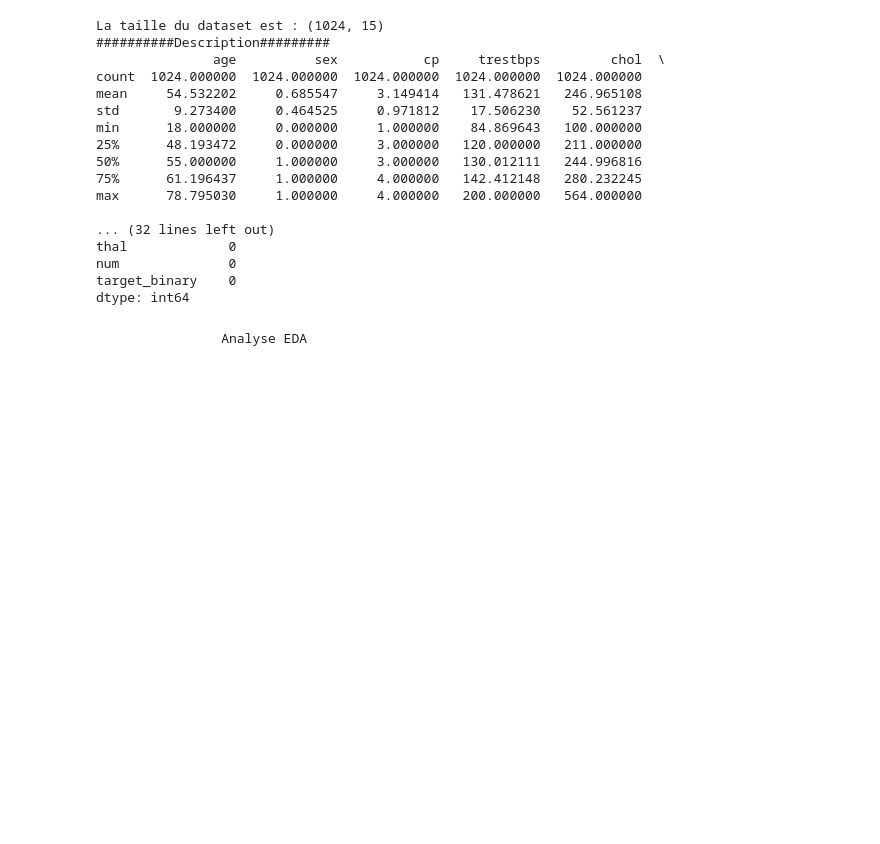
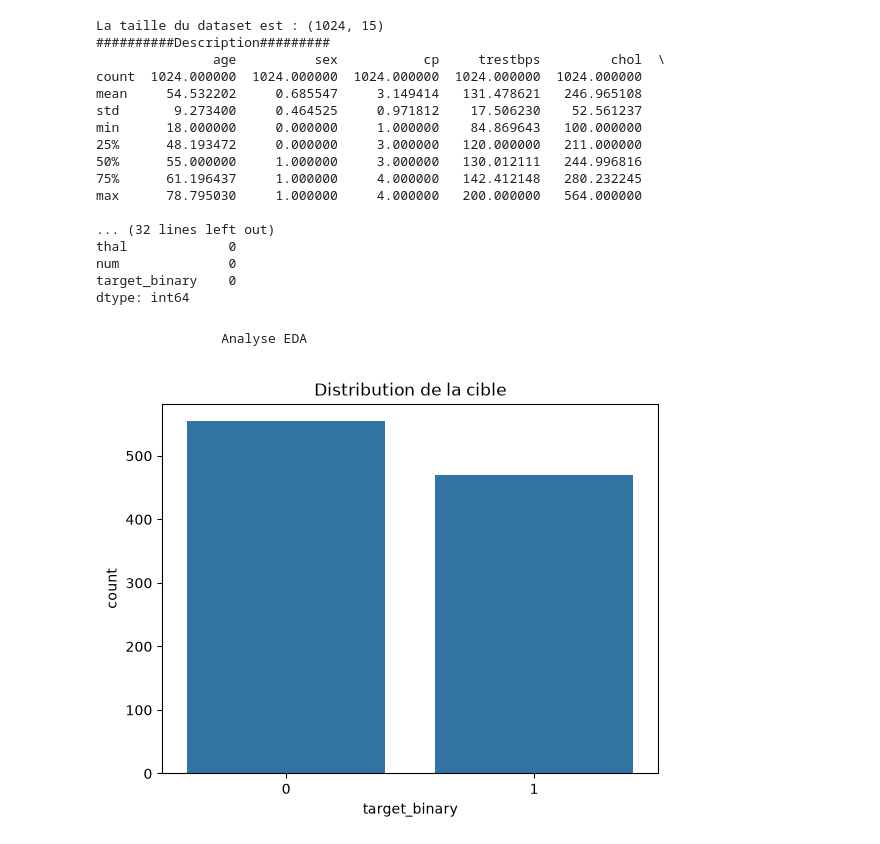
Before and after one commit to mory13148/cardiovascular-disease-prediction, a Jupyter notebook: heart_disease_project.ipynb, the cells around one changed output. Cells and saved outputs as stored; diff of their text form; code cells hidden in the pictures; blank space fills up the shorter version.

```diff
--- a/heart_disease_project.ipynb
+++ b/heart_disease_project.ipynb
@@ -50,4 +49,10 @@ target_binary    0
 dtype: int64
 # %% [markdown]
                   Analyse EDA
+# %%
+sns.countplot(x='target_binary', data=df)
+plt.title('Distribution de la cible')
+plt.show()
+# %% [output]
+[figure, added]
 # %%
```
Also changed, not shown: parts of 2 cells of this notebook.
